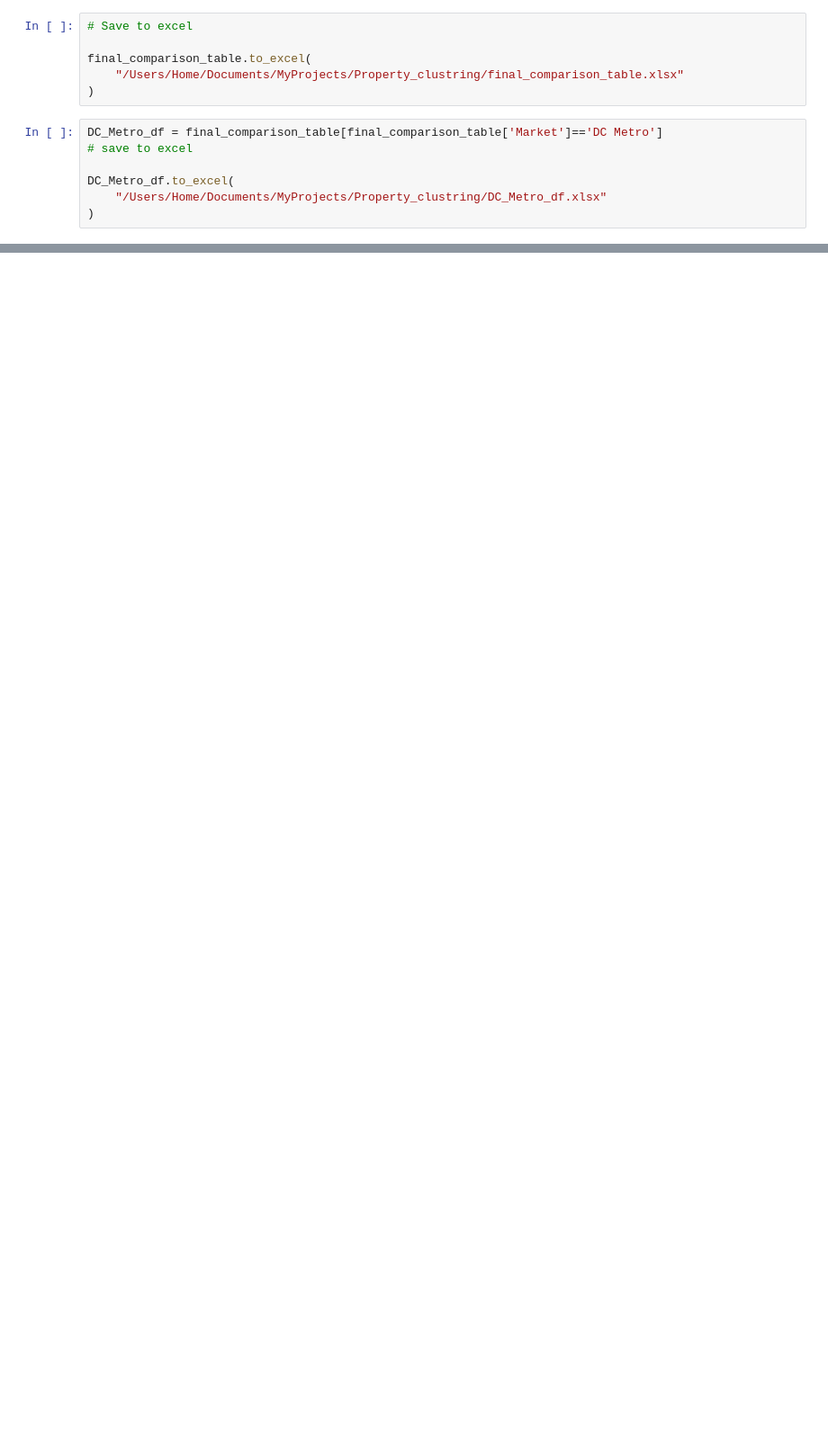
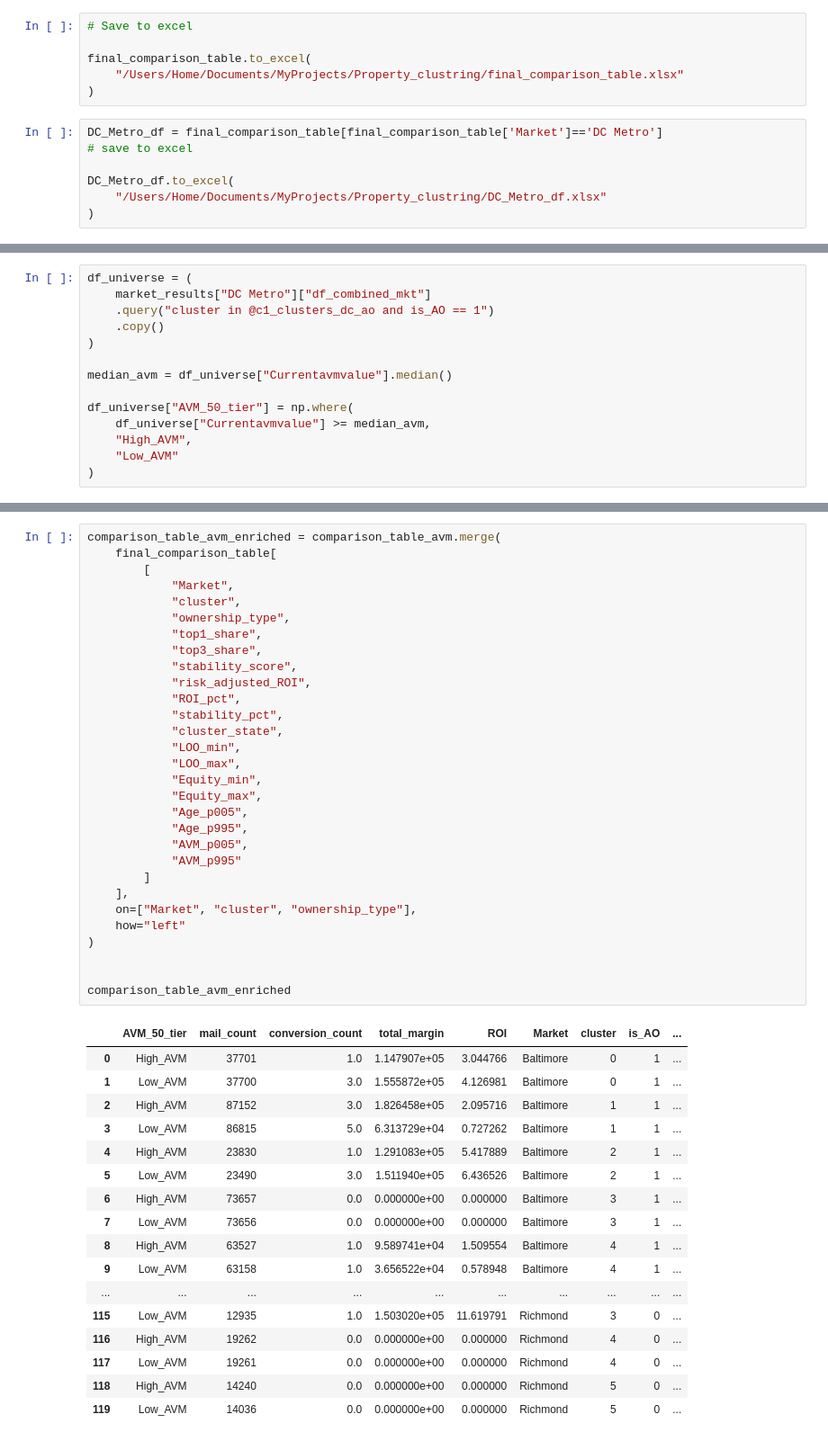
Before and after one commit to m-kareem/Property_clustring, a Jupyter notebook: Data_exploration_04.ipynb, the cells around one changed output, grey strips where cells are left out. Shown at 90% size. Saved outputs shown, nothing was run; the diff lists cells and outputs as text; blank space fills up the shorter version.

Commit message:
comparison_table_avm_enriched

```diff
--- a/Data_exploration_04.ipynb
+++ b/Data_exploration_04.ipynb
@@ -1468,0 +1501,14 @@ DC_Metro_df.to_excel(
+# %%
+df_universe = (
+    market_results["DC Metro"]["df_combined_mkt"]
+    .query("cluster in @c1_clusters_dc_ao and is_AO == 1")
+    .copy()
+)
+
+median_avm = df_universe["Currentavmvalue"].median()
+
+df_universe["AVM_50_tier"] = np.where(
+    df_universe["Currentavmvalue"] >= median_avm,
+    "High_AVM",
+    "Low_AVM"
+)
@@ -1468,0 +1710,48 @@ DC_Metro_df.to_excel(
+# %%
+comparison_table_avm_enriched = comparison_table_avm.merge(
+    final_comparison_table[
+        [
+            "Market",
+            "cluster",
+            "ownership_type",
+            "top1_share",
+            "top3_share",
+            "stability_score",
+            "risk_adjusted_ROI",
+            "ROI_pct",
+            "stability_pct",
+            "cluster_state",
+            "LOO_min",
+            "LOO_max",
+            "Equity_min",
+            "Equity_max",
+            "Age_p005",
+            "Age_p995",
+            "AVM_p005",
+            "AVM_p995"
+        ]
+    ],
+    on=["Market", "cluster", "ownership_type"],
+    how="left"
+)
+
+
+comparison_table_avm_enriched
+# %% [output]
+|  | AVM_50_tier | mail_count | conversion_count | total_margin | ROI | Market | cluster | is_AO | ... |
+| 0 | High_AVM | 37701 | 1.0 | 1.147907e+05 | 3.044766 | Baltimore | 0 | 1 | ... |
+| 1 | Low_AVM | 37700 | 3.0 | 1.555872e+05 | 4.126981 | Baltimore | 0 | 1 | ... |
+| 2 | High_AVM | 87152 | 3.0 | 1.826458e+05 | 2.095716 | Baltimore | 1 | 1 | ... |
+| 3 | Low_AVM | 86815 | 5.0 | 6.313729e+04 | 0.727262 | Baltimore | 1 | 1 | ... |
+| 4 | High_AVM | 23830 | 1.0 | 1.291083e+05 | 5.417889 | Baltimore | 2 | 1 | ... |
+| 5 | Low_AVM | 23490 | 3.0 | 1.511940e+05 | 6.436526 | Baltimore | 2 | 1 | ... |
+| 6 | High_AVM | 73657 | 0.0 | 0.000000e+00 | 0.000000 | Baltimore | 3 | 1 | ... |
+| 7 | Low_AVM | 73656 | 0.0 | 0.000000e+00 | 0.000000 | Baltimore | 3 | 1 | ... |
+| 8 | High_AVM | 63527 | 1.0 | 9.589741e+04 | 1.509554 | Baltimore | 4 | 1 | ... |
+| 9 | Low_AVM | 63158 | 1.0 | 3.656522e+04 | 0.578948 | Baltimore | 4 | 1 | ... |
+| ... | ... | ... | ... | ... | ... | ... | ... | ... | ... |
+| 115 | Low_AVM | 12935 | 1.0 | 1.503020e+05 | 11.619791 | Richmond | 3 | 0 | ... |
+| 116 | High_AVM | 19262 | 0.0 | 0.000000e+00 | 0.000000 | Richmond | 4 | 0 | ... |
+| 117 | Low_AVM | 19261 | 0.0 | 0.000000e+00 | 0.000000 | Richmond | 4 | 0 | ... |
+| 118 | High_AVM | 14240 | 0.0 | 0.000000e+00 | 0.000000 | Richmond | 5 | 0 | ... |
+| 119 | Low_AVM | 14036 | 0.0 | 0.000000e+00 | 0.000000 | Richmond | 5 | 0 | ... |
```
Also changed, not shown: parts of 12 cells of this notebook, 5 other files.
